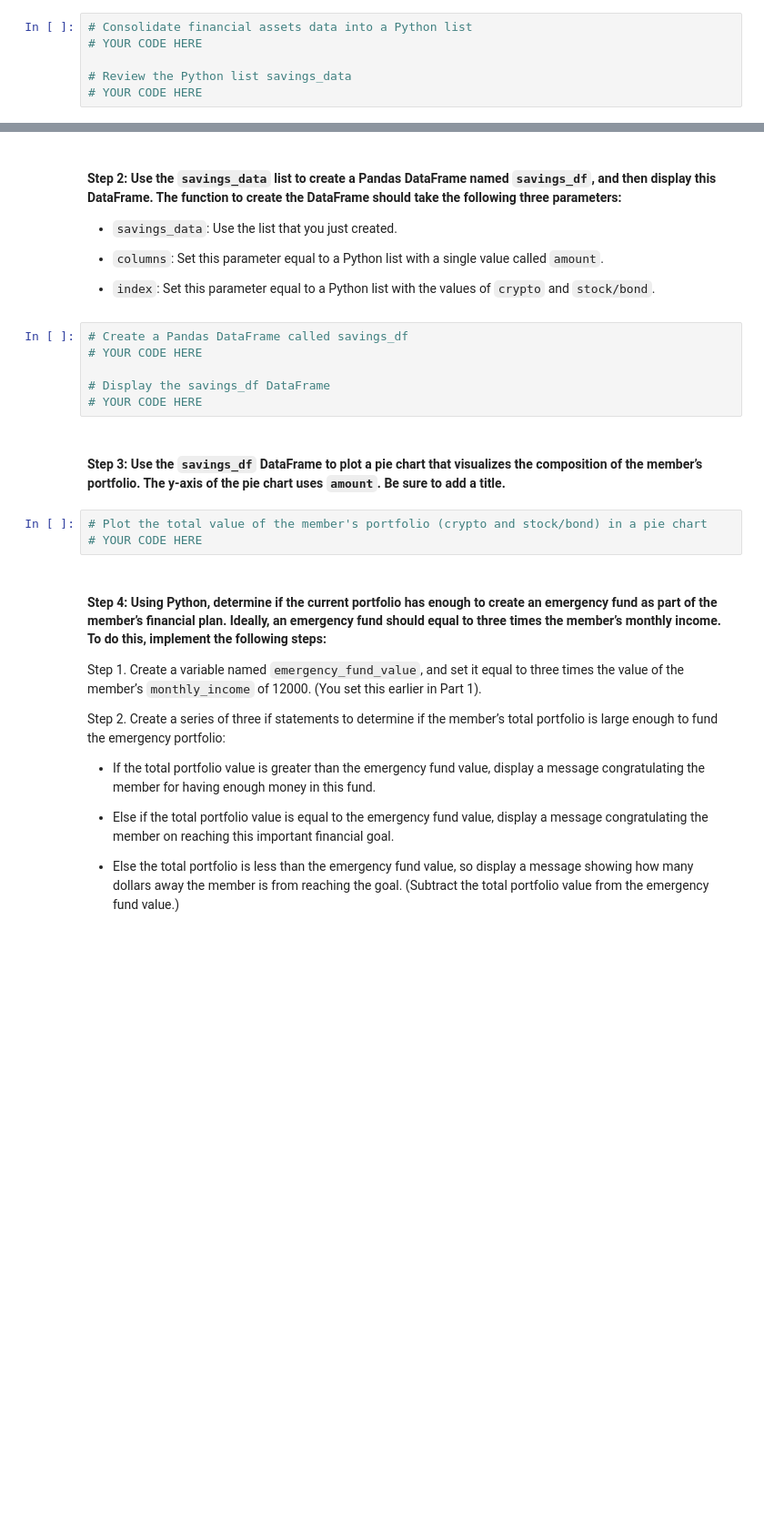
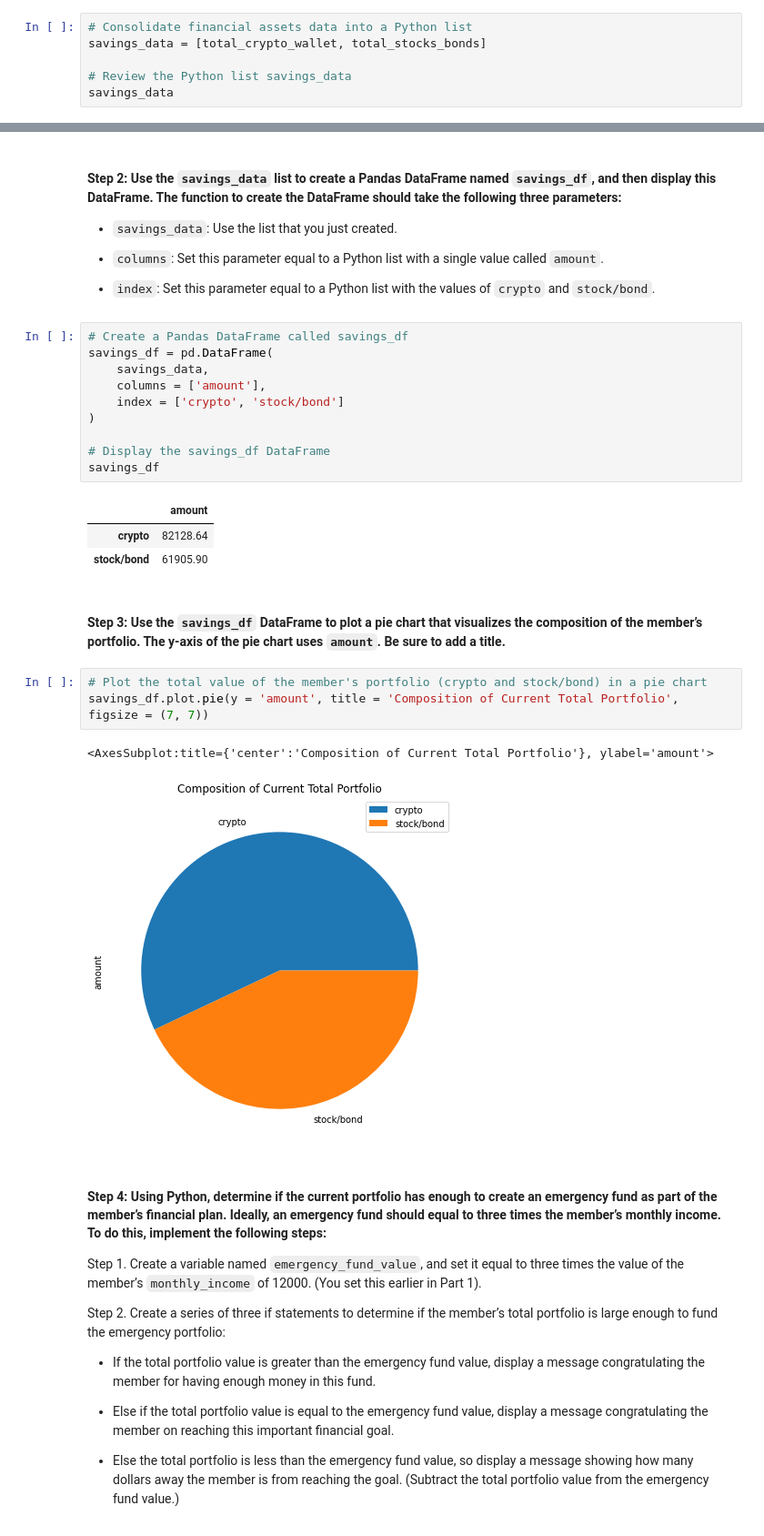
Before and after one commit to AbsurdSophist/Module_5_Challenge, a Jupyter notebook: Starter_Code/financial_planning_tools.ipynb, the cells around one changed output, grey strips where cells are left out. Shown: that part at 91% size. Saved outputs shown, nothing was run; the diff lists cells and outputs as text; blank space fills up the shorter version.

Commit message:
Converted total portfolio values into DataFrame, and compared total value to current emergencyfund to evaluate if member has reached their desired financial goal

```diff
--- a/Starter_Code/financial_planning_tools.ipynb
+++ b/Starter_Code/financial_planning_tools.ipynb
@@ -324,7 +324,7 @@ In this section, you’ll use the valuations for the cryptocurrency wallet and f
 #### Step 1: Create a Python list named `savings_data` that has two elements. The first element contains the total value of the cryptocurrency wallet. The second element contains the total value of the stock and bond portions of the portfolio.
 # %%
 # Consolidate financial assets data into a Python list
-# YOUR CODE HERE
+savings_data = [total_crypto_wallet, total_stocks_bonds]
 
 # Review the Python list savings_data
-# YOUR CODE HERE
+savings_data
@@ -338,15 +340,26 @@ In this section, you’ll use the valuations for the cryptocurrency wallet and f
 - `index`: Set this parameter equal to a Python list with the values of `crypto` and `stock/bond`.
 # %%
 # Create a Pandas DataFrame called savings_df
-# YOUR CODE HERE
+savings_df = pd.DataFrame(
+    savings_data,
+    columns = ['amount'],
+    index = ['crypto', 'stock/bond']
+)
 
 # Display the savings_df DataFrame
-# YOUR CODE HERE
+savings_df
+# %% [output]
+|  | amount |
+| crypto | 82128.64 |
+| stock/bond | 61905.90 |
 # %% [markdown]
 #### Step 3: Use the `savings_df` DataFrame to plot a pie chart that visualizes the composition of the member’s portfolio. The y-axis of the pie chart uses `amount`. Be sure to add a title.
 # %%
 # Plot the total value of the member's portfolio (crypto and stock/bond) in a pie chart
-# YOUR CODE HERE
+savings_df.plot.pie(y = 'amount', title = 'Composition of Current Total Portfolio', figsize = (7, 7))
+# %% [output]
+<AxesSubplot:title={'center':'Composition of Current Total Portfolio'}, ylabel='amount'>
+[figure, added]
 # %% [markdown]
 #### Step 4: Using Python, determine if the current portfolio has enough to create an emergency fund as part of the member’s financial plan. Ideally, an emergency fund should equal to three times the member’s monthly income. To do this, implement the following steps:
 
```
Also changed, not shown: parts of 14 cells of this notebook.
